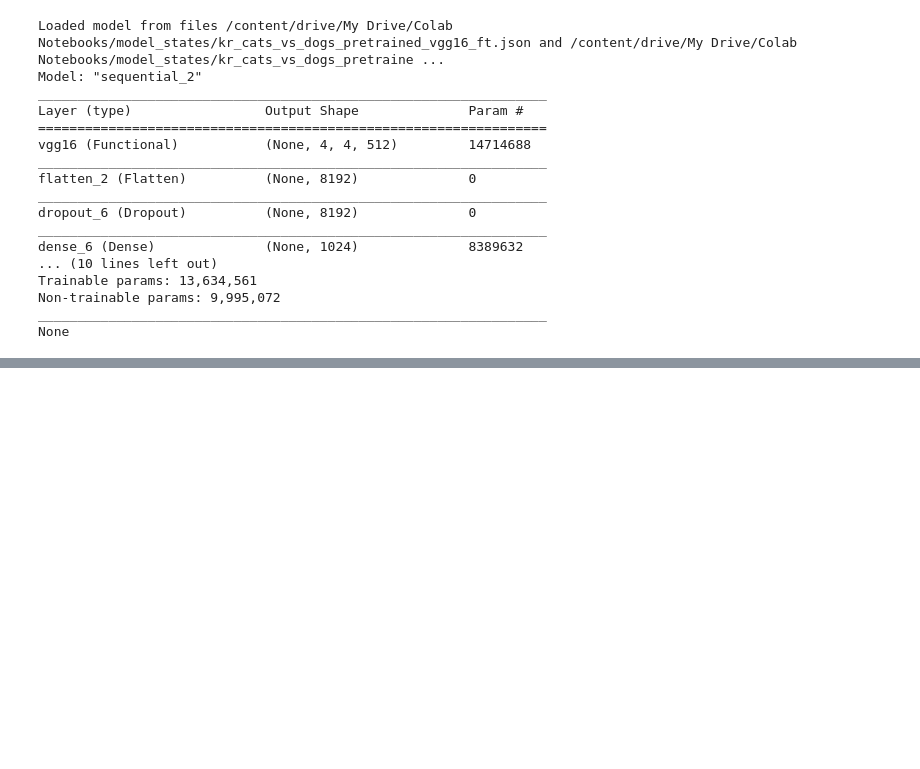
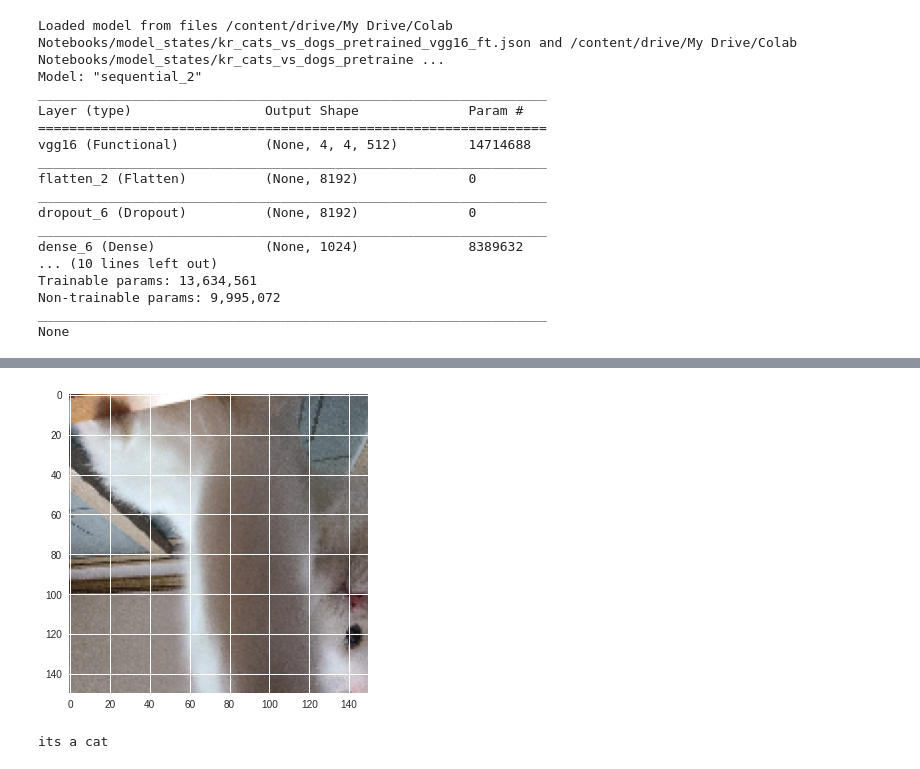
Before and after one commit to 4nchez/keras, a Jupyter notebook: Cats_vs_Dogs_(Kaggle)_CNN_Keras.ipynb, the cells around one changed output, grey strips where cells are left out. Drawn from its saved outputs; the diff is of its cells as text; code cells hidden in the pictures; blank space fills up the shorter version.

```diff
--- a/Cats_vs_Dogs_(Kaggle)_CNN_Keras.ipynb
+++ b/Cats_vs_Dogs_(Kaggle)_CNN_Keras.ipynb
@@ -1265,11 +1384,12 @@ array(['/tmp/test/dog/12373.jpg', '/tmp/test/cat/11682.jpg',
 # now let's run predictions
 import numpy as np
 from keras.preprocessing import image
+from tqdm import tqdm
 
 predictions = []   # list of tuples (image_path, probab, pred_name, act_name)
 incorrect_predictions = []  # list of tuples (image_path, probab, actual, prediction)
 
-for test_image in test_image_files:
+for test_image in tqdm(test_image_files):
     img = image.load_img(test_image, target_size=(IMAGE_HEIGHT, IMAGE_WIDTH))
     x = image.img_to_array(img)
     x = np.expand_dims(x, axis=0)
@@ -1323,0 +1495,21 @@ Displaying 34 incorrect predictions...
+# %%
+#결과
+import numpy as np
+from keras.preprocessing import image
+import matplotlib.pyplot as plt
+
+# test_image, prob, pred_name, actual_name = entry
+
+img = image.load_img('kakao1.jpg', target_size=(IMAGE_HEIGHT, IMAGE_WIDTH))
+img_arr = image.img_to_array(img)
+img_arr = np.expand_dims(img_arr, axis=0)
+img_arr /= 255.
+plt.imshow(img_arr[0])
+#plt.title('%s -> Prediction: %s (%.4f)' % (actual_name, pred_name, prob))
+plt.show()
+# %% [output]
+[figure, added]
+# %%
+classify('kakao1.jpg')
+# %% [output]
+its a cat
```
Also changed, not shown: parts of 35 cells of this notebook.
